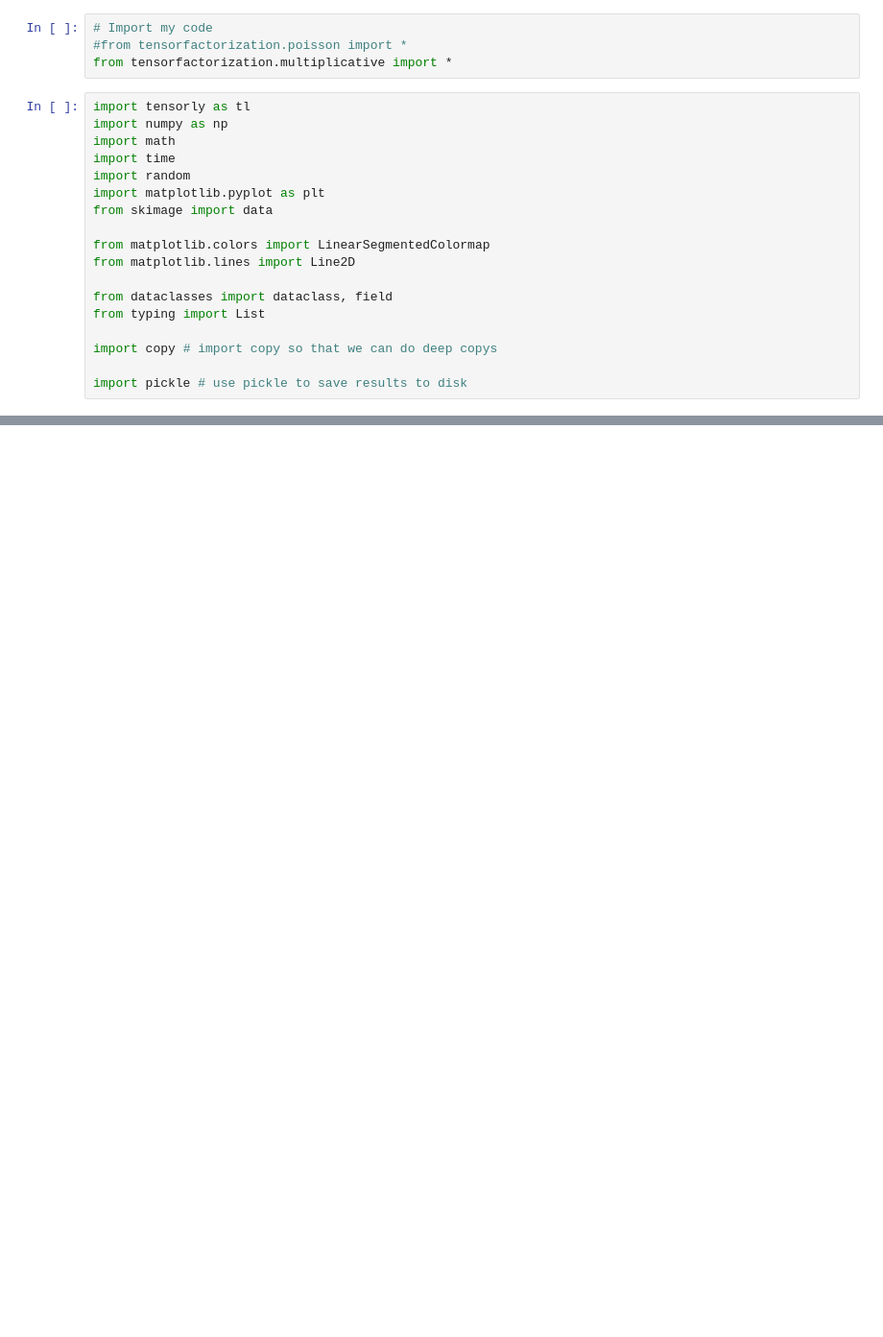
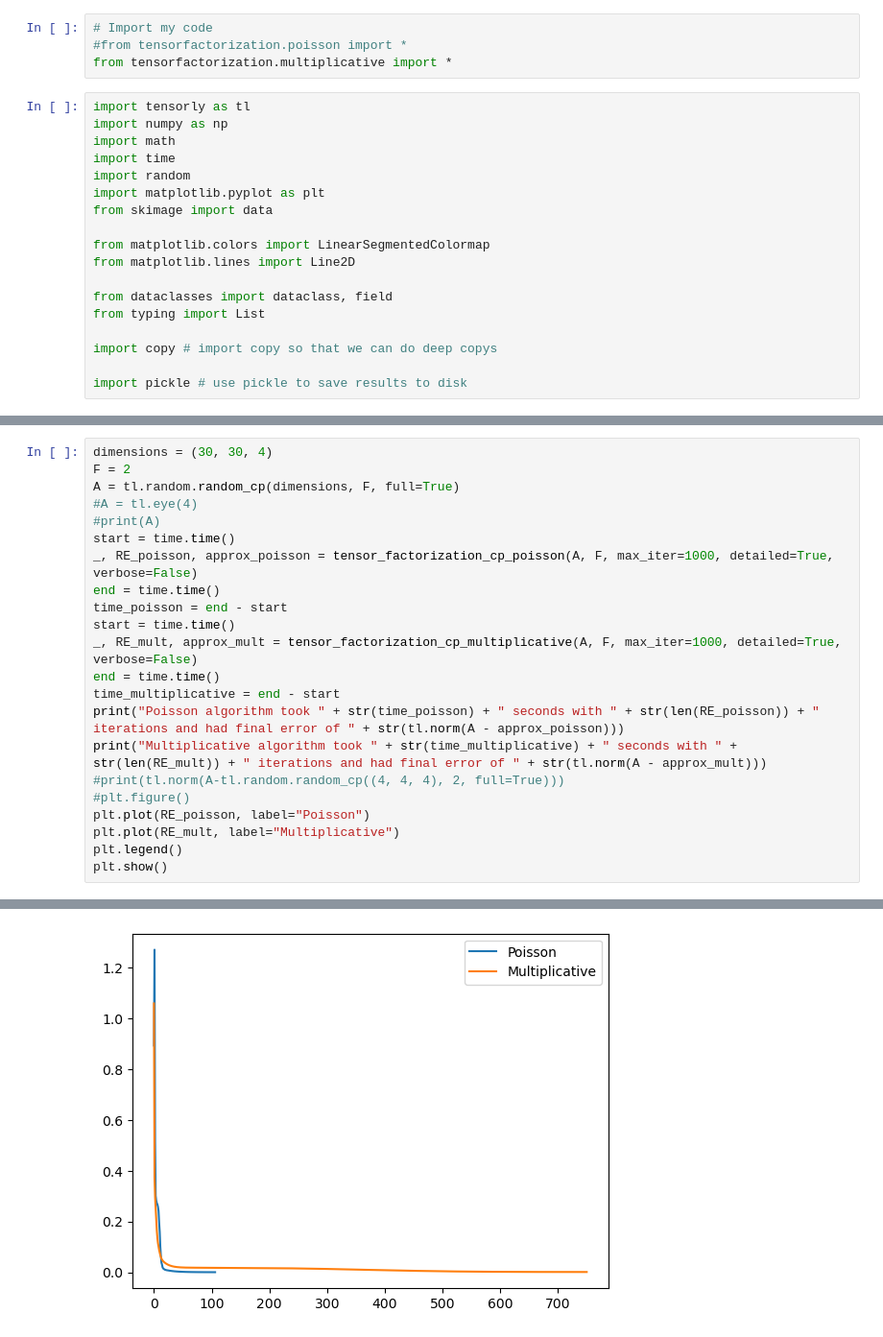
Before and after one commit to IntegrierBar/GeometricTensorFactorization, a Jupyter notebook: Masterarbeit.ipynb, the cells around one changed output, grey strips where cells are left out. Shown at 96% size. Cells and saved outputs as stored; diff of their text form; blank space fills up the shorter version.

```diff
--- a/Masterarbeit.ipynb
+++ b/Masterarbeit.ipynb
@@ -146,0 +172,23 @@ Current index: 1
+# %%
+dimensions = (30, 30, 4)
+F = 2
+A = tl.random.random_cp(dimensions, F, full=True)
+#A = tl.eye(4)
+#print(A)
+start = time.time()
+_, RE_poisson, approx_poisson = tensor_factorization_cp_poisson(A, F, max_iter=1000, detailed=True, verbose=False)
+end = time.time()
+time_poisson = end - start
+start = time.time()
+_, RE_mult, approx_mult = tensor_factorization_cp_multiplicative(A, F, max_iter=1000, detailed=True, verbose=False)
+end = time.time()
+time_multiplicative = end - start
+print("Poisson algorithm took " + str(time_poisson) + " seconds with " + str(len(RE_poisson)) + " iterations and had final error of " + str(tl.norm(A - approx_poisson)))
+print("Multiplicative algorithm took " + str(time_multiplicative) + " seconds with " + str(len(RE_mult)) + " iterations and had final error of " + str(tl.norm(A - approx_mult)))
+#print(tl.norm(A-tl.random.random_cp((4, 4, 4), 2, full=True)))
+#plt.figure()
+plt.plot(RE_poisson, label="Poisson")
+plt.plot(RE_mult, label="Multiplicative")
+plt.legend()
+plt.show()
+# %% [output]
@@ -146,0 +197 @@ Current index: 1
+[figure, added]
```
Also changed, not shown: parts of 4 cells of this notebook, 1 other file.
